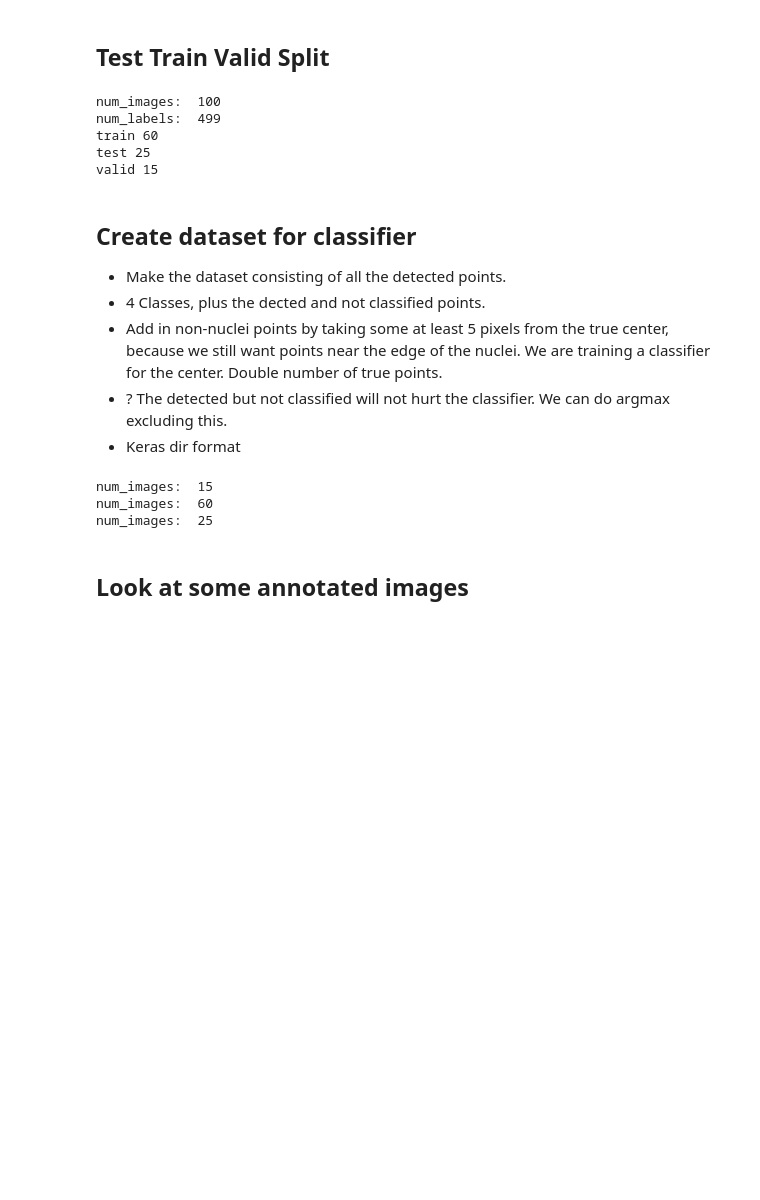
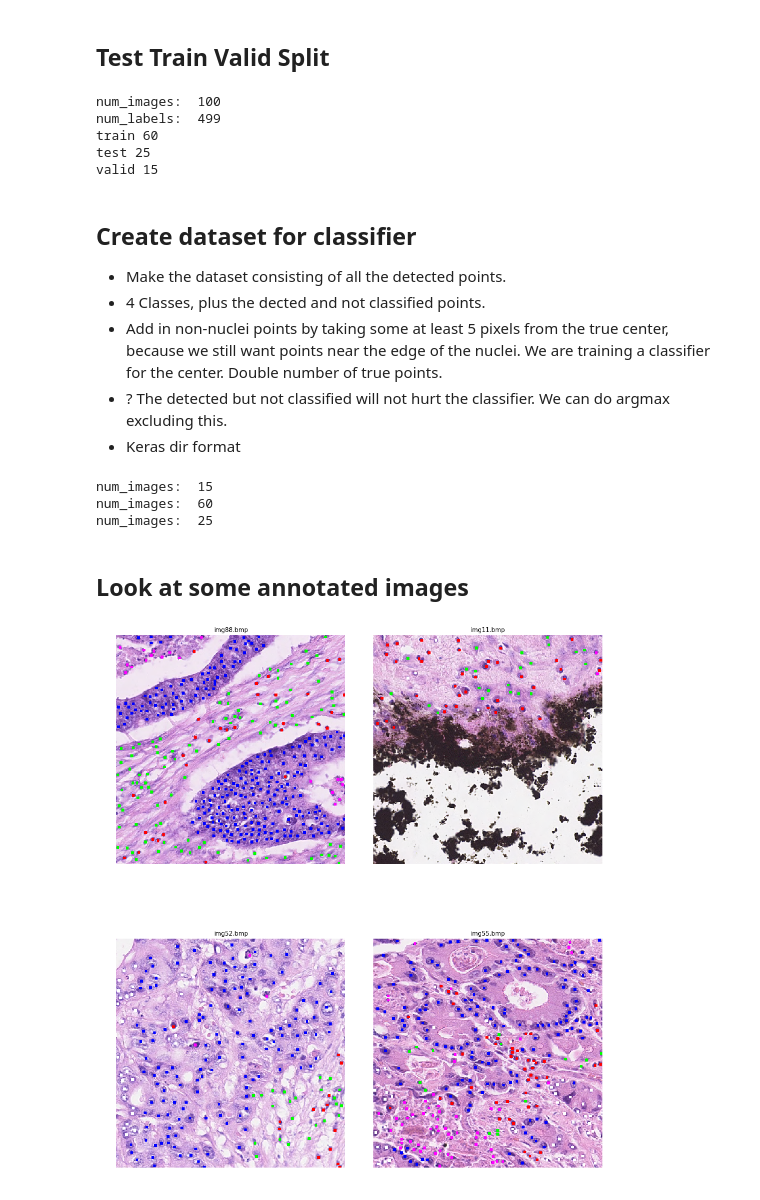
Before and after one commit to renebidart/cancer_hist, a Jupyter notebook: notebooks/crc_data.ipynb, the cells around one changed output. Saved outputs shown, nothing was run; the diff lists cells and outputs as text; code cells hidden in the pictures; blank space fills up the shorter version.

```diff
--- a/notebooks/crc_data.ipynb
+++ b/notebooks/crc_data.ipynb
@@ -240,2 +204,53 @@ for i in range(0, len(image_locs)):
 # %% [markdown]
 ## Look at some annotated images
+# %%
+import sys
+sys.path.insert(0, '/Users/rb/Google_Drive/Waterloo/projects/cancer_hist/src')
+
+data_loc ='/home/rbbidart/project/rbbidart/cancer_hist/crc_ttv_split/train/images/'
+all_images=glob.glob(data_loc+'/**/*.bmp', recursive=True)
+image_locs = np.random.choice(all_images, 4)
+
+f = plt.figure(figsize=(12,15))
+
+for i in range(0, len(image_locs)):
+    image_loc = image_locs[i]
+    label_loc = image_loc.replace('images', 'labels')
+    label_loc = label_loc.replace('.bmp', '.pickle')
+    point_dict = pickle.load( open(label_loc, "rb" ))
+
+    # Delete detected points that are in any other set:
+    try:
+        all_nuclei = point_dict['detection'].tolist()
+    except:
+        all_nuclei = np.vstack([point_dict['epithelial'], point_dict['fibroblast'],
+                                   point_dict['inflammatory'], point_dict['others']]).tolist()
+    all_labeled_nuclei = np.vstack([point_dict['epithelial'], point_dict['fibroblast'],
+                                   point_dict['inflammatory'], point_dict['others']]).tolist()
+    only_detection_nuclei = [row for row in all_nuclei if row not in all_labeled_nuclei]
+    point_dict['detection'] = only_detection_nuclei
+
+    image = Image.open(image_loc)
+    image2 = np.asarray(image).astype(int)
+
+    for nuclei_type, point_list in point_dict.items():
+        if nuclei_type == 'epithelial':
+            color = [0, 0, 255]
+        elif nuclei_type == 'fibroblast':
+            color = [0, 255, 0]
+        elif nuclei_type == 'inflammatory':
+            color = [255, 0, 0]
+        elif nuclei_type == 'others':
+            color = [255, 0, 255]
+        elif nuclei_type == 'detection':
+            color = [255, 255, 255]
+        for point in point_list:
+            image2[int(point[1])-3:int(point[1])+3, int(point[0])-3:int(point[0])+3, :] = color
+
+    sp = f.add_subplot(2, len(image_locs)//2, i+1)
+    sp.axis('Off')
+    sp.set_title(image_loc.rsplit('/', 1)[-1], fontsize=10)
+    plt.tight_layout()
+    plt.imshow(image2.astype(np.uint8))
+# %% [output]
+[figure, added]
```
Also changed, not shown: parts of 2 cells of this notebook, 20 other files.
